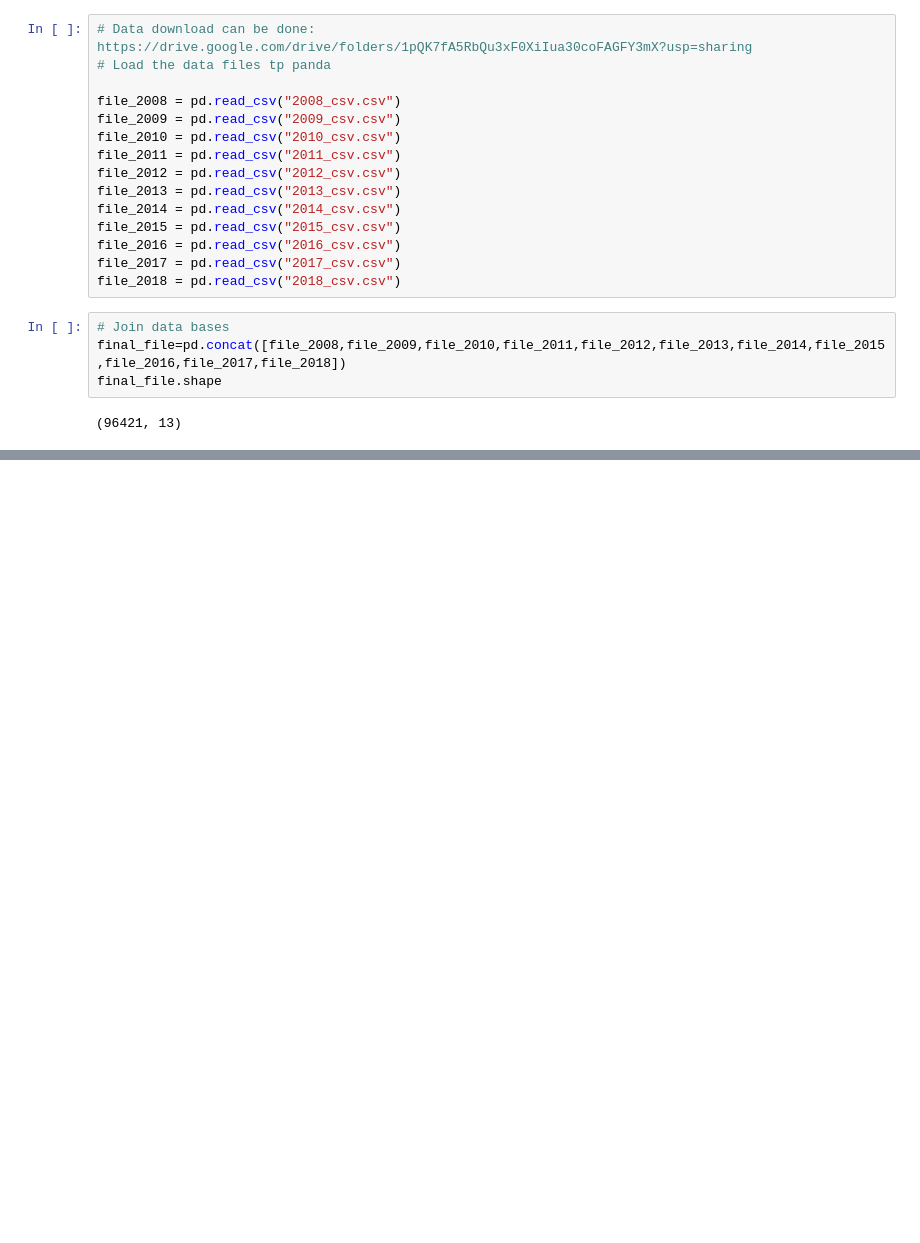
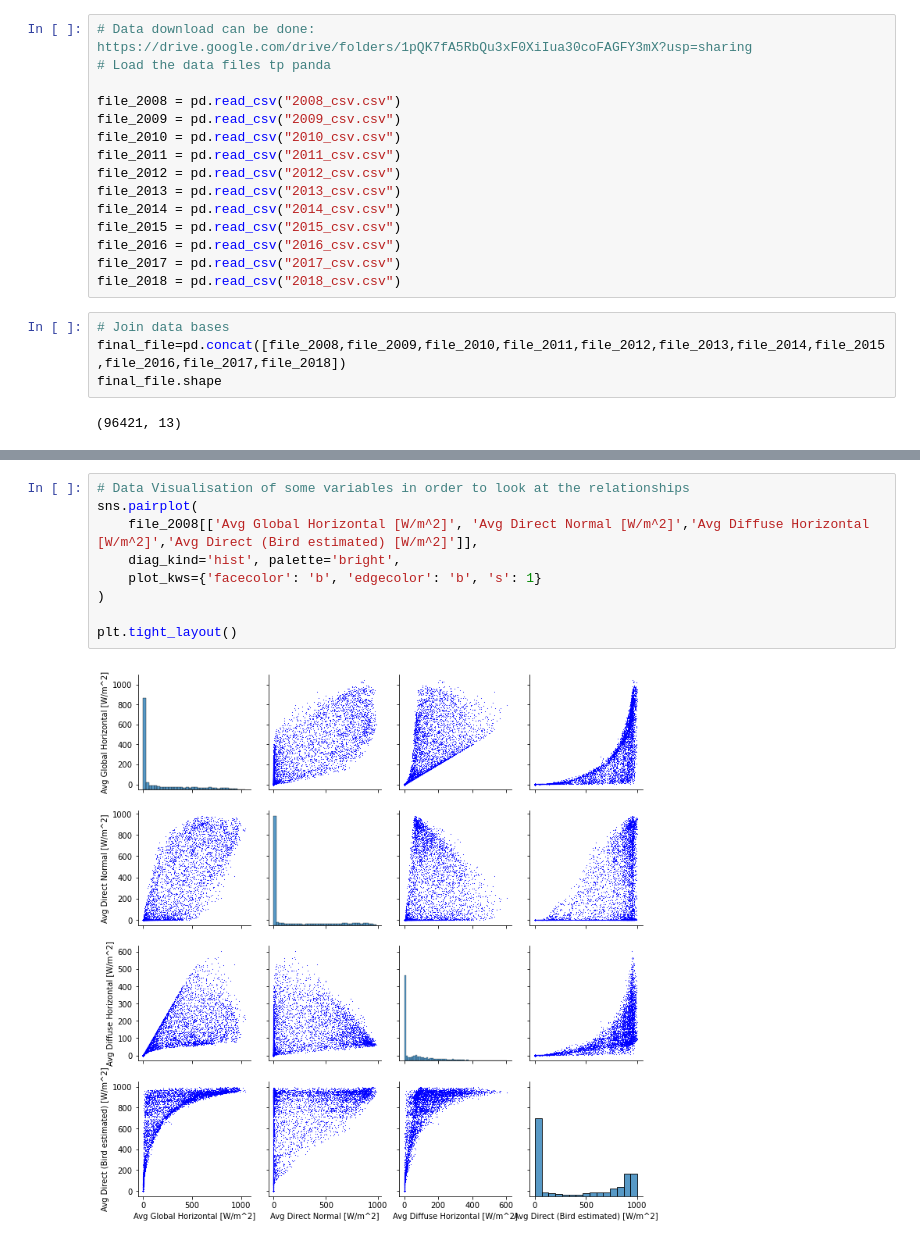
Before and after one commit to BigDataCourseBhaganagar/Oak-Ridge-National-Laboratory-ORNL-Rotating-Shadowband-Radiometer-RSR-Analysis, a Jupyter notebook: Final_Project_code_gmm.ipynb, the cells around one changed output, grey strips where cells are left out. Cells and saved outputs as stored; diff of their text form; blank space fills up the shorter version.

```diff
--- a/Final_Project_code_gmm.ipynb
+++ b/Final_Project_code_gmm.ipynb
@@ -29,0 +133,11 @@ final_file.shape
+# %%
+# Data Visualisation of some variables in order to look at the relationships
+sns.pairplot(
+    file_2008[['Avg Global Horizontal [W/m^2]', 'Avg Direct Normal [W/m^2]','Avg Diffuse Horizontal [W/m^2]','Avg Direct (Bird estimated) [W/m^2]']],
+    diag_kind='hist', palette='bright',
+    plot_kws={'facecolor': 'b', 'edgecolor': 'b', 's': 1}
+)
+
+plt.tight_layout()
+# %% [output]
+[figure, added]
```
Also changed, not shown: parts of 11 cells of this notebook.
